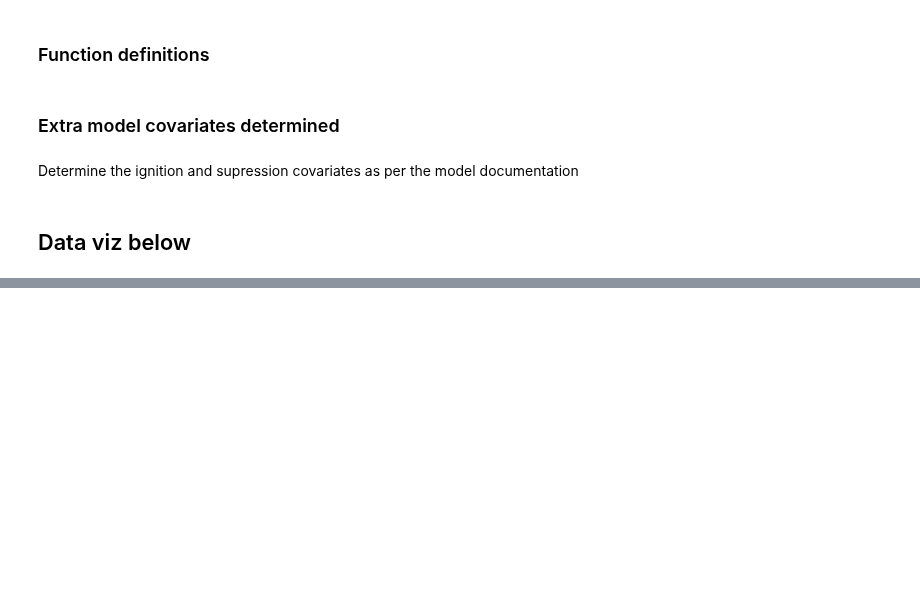
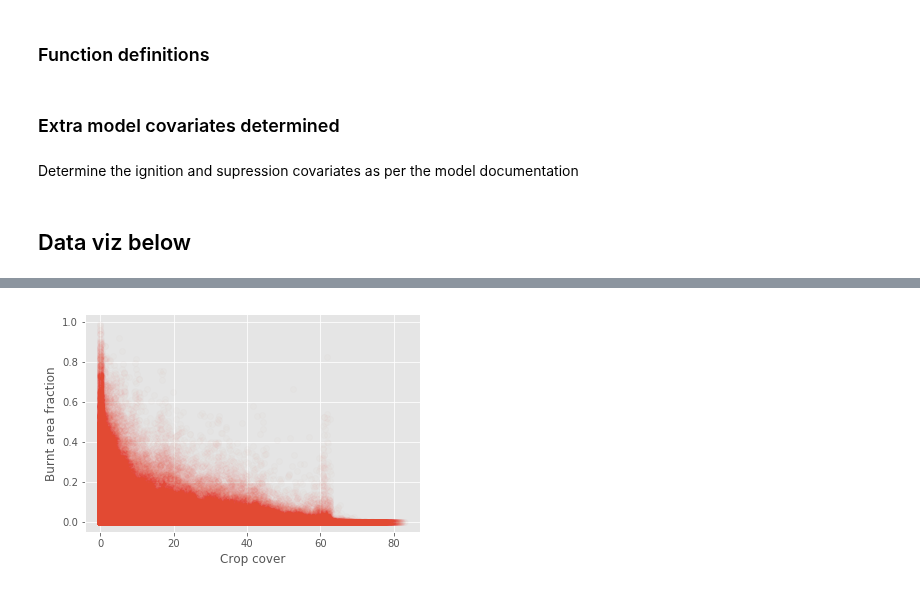
Before and after one commit to rhyswhitley/fire_limitation, a Jupyter notebook: notebooks/data_viz.ipynb, the cells around one changed output, grey strips where cells are left out. Drawn from its saved outputs; the diff is of its cells as text; code cells hidden in the pictures; blank space fills up the shorter version.

```diff
--- a/notebooks/data_viz.ipynb
+++ b/notebooks/data_viz.ipynb
@@ -110,0 +118,4 @@ plt.show()
+# %%
+pltVsFire(fd.cropland, "Crop cover")
+# %% [output]
+[figure, added]
```
Also changed, not shown: parts of 10 cells of this notebook.
